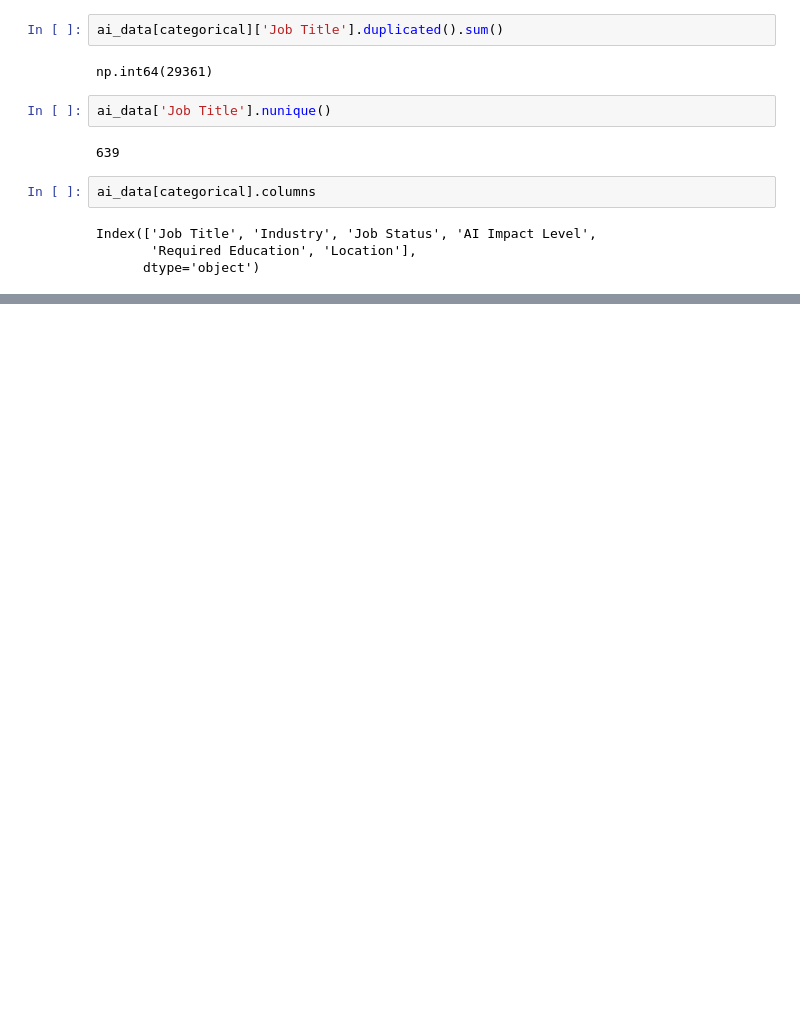
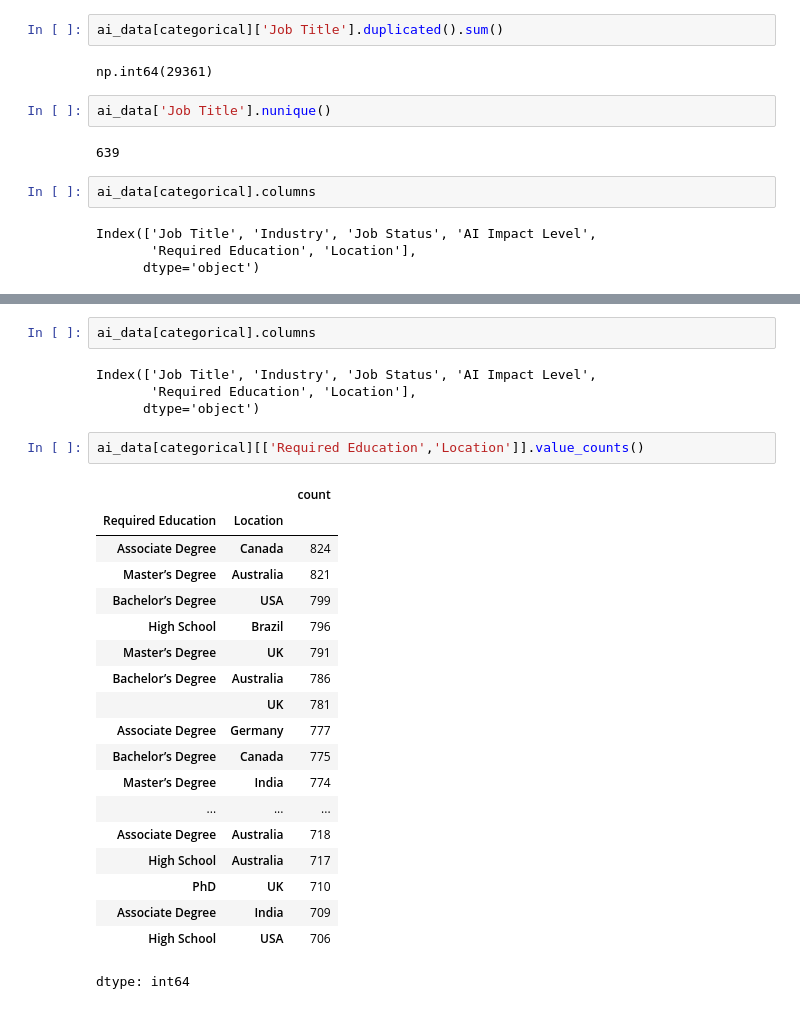
Before and after one commit to AJ0043/AI-Future-of-Jobs-Intelligence-Platform, a Jupyter notebook: AI_Adoption_&_Growth_Analysis.ipynb, the cells around one changed output, grey strips where cells are left out. Saved outputs shown, nothing was run; the diff lists cells and outputs as text; blank space fills up the shorter version.

```diff
--- a/AI_Adoption_&_Growth_Analysis.ipynb
+++ b/AI_Adoption_&_Growth_Analysis.ipynb
@@ -933,0 +1157,28 @@ Now
+# %%
+ai_data[categorical].columns
+# %% [output]
+Index(['Job Title', 'Industry', 'Job Status', 'AI Impact Level',
+       'Required Education', 'Location'],
+      dtype='object')
+# %%
+ai_data[categorical][['Required Education','Location']].value_counts()
+# %% [output]
+|  |  | count |
+| Required Education | Location |  |
+| Associate Degree | Canada | 824 |
+| Master’s Degree | Australia | 821 |
+| Bachelor’s Degree | USA | 799 |
+| High School | Brazil | 796 |
+| Master’s Degree | UK | 791 |
+| Bachelor’s Degree | Australia | 786 |
+|  | UK | 781 |
+| Associate Degree | Germany | 777 |
+| Bachelor’s Degree | Canada | 775 |
+| Master’s Degree | India | 774 |
+| ... | ... | ... |
+| Associate Degree | Australia | 718 |
+| High School | Australia | 717 |
+| PhD | UK | 710 |
+| Associate Degree | India | 709 |
+| High School | USA | 706 |
+dtype: int64
```
Also changed, not shown: parts of 37 cells of this notebook.
